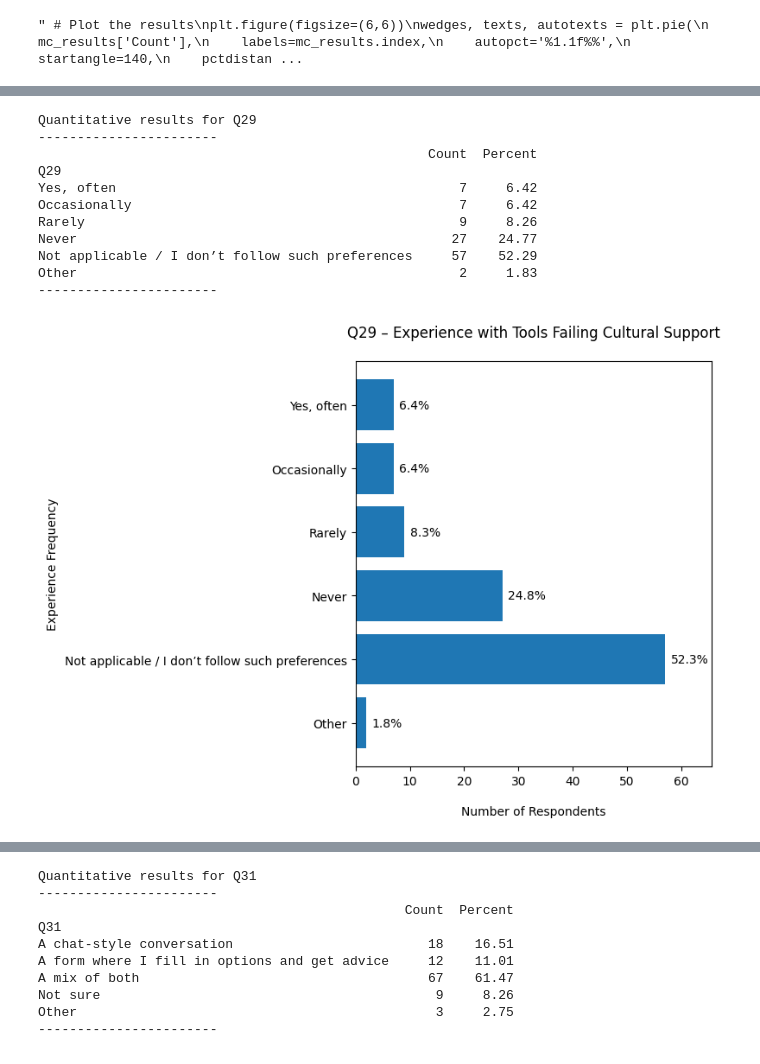
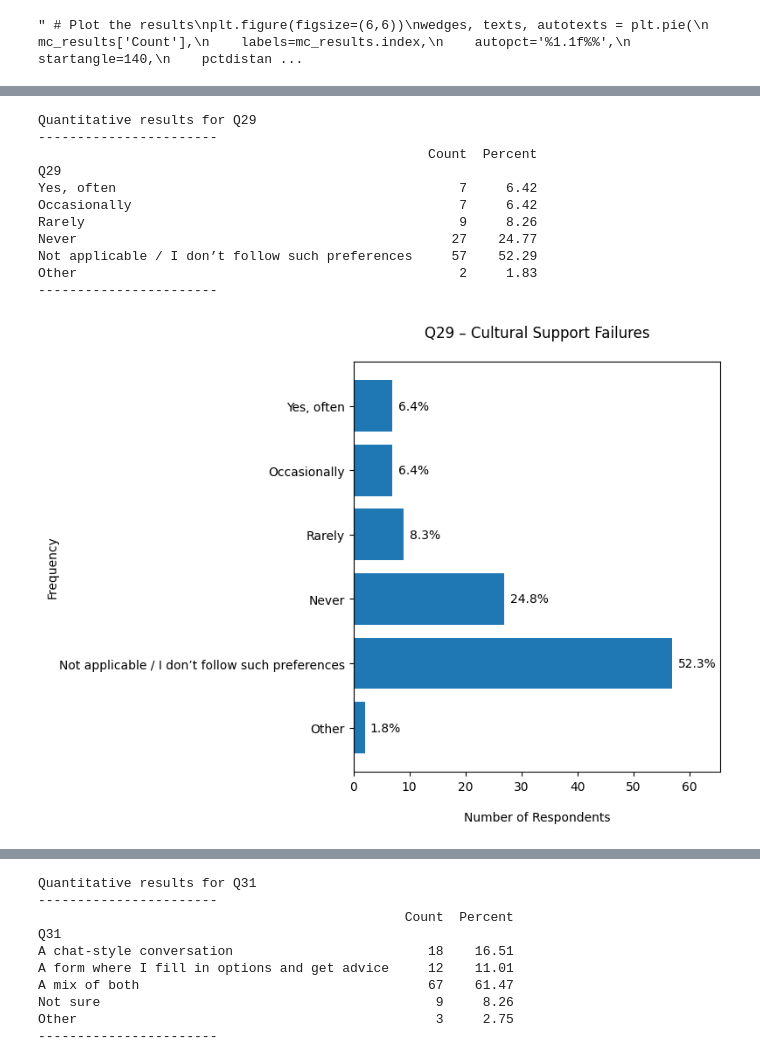
Before and after one commit to Oliveira-Lionel/thesis_results, a Jupyter notebook: results.ipynb, the cells around one changed output, grey strips where cells are left out. Cells and saved outputs as stored; diff of their text form; code cells hidden in the pictures.

```diff
--- a/results.ipynb
+++ b/results.ipynb
@@ -1078,12 +1081,14 @@ Percentage rating '4' or '5': 41.3%
 Percentage rating '1' or '2': 25.7%
 [figure]
 # %%
-# Q13 – Preferred Personalization Types (Checkboxes)
+# Q13 – Preferred Personalization (Checkboxes)
 # Cross-analysis count: 0
 
 qid = 'Q13'
 
-filtered, others, dummies = process_checkbox(qid, official_options_map[qid])
+filtered, others, dummies, df_updated = process_checkbox(qid, official_options_map[qid], join_to_df=True)
+
+df = df_updated
 
 cb_results = cb_block(filtered, others, dummies, qid)
 
@@ -1093,9 +1098,9 @@ cb_results_sorted = cb_results.sort_values(by='Count', ascending=True)
 # Plot the results
 plt.figure(figsize=(9,6))
 bars = plt.barh(cb_results_sorted.index, cb_results_sorted['Count'], color='#1f77b4')
-plt.title('Q13 – Preferred Personalization Types', pad=20)
+plt.title('Q13 – Preferred Personalization', pad=20)
 plt.xlabel('Number of Respondents', labelpad=15)
-plt.ylabel('Personalization Type', labelpad=5)
+plt.ylabel('Personalization', labelpad=5)
 max_count = cb_results_sorted['Count'].max()
 plt.xlim(0, max_count * 1.15)
 
@@ -1197,10 +1202,12 @@ Other         1     0.92
 # %%
-# Q16 – Preferred Real-time Features (Checkboxes)
+# Q16 – Real-Time Features in Recommendations (Checkboxes)
 # Cross-analysis count: 0
 
 qid = 'Q16'
 
-filtered, others, dummies = process_checkbox(qid, official_options_map[qid])
+filtered, others, dummies, df_updated = process_checkbox(qid, official_options_map[qid], join_to_df=True)
+
+df = df_updated
 
 cb_results = cb_block(filtered, others, dummies, qid)
 
@@ -1210,7 +1217,7 @@ cb_results_sorted = cb_results.sort_values(by='Count', ascending=True)
 # Plot the results
 plt.figure(figsize=(9,6))
 bars = plt.barh(cb_results_sorted.index, cb_results_sorted['Count'], color='#1f77b4')
-plt.title('Q16 – Preferred Real-time Features', pad=20)
+plt.title('Q16 – Real-Time Features in Recommendations', pad=20)
 plt.xlabel('Number of Respondents', labelpad=15)
 plt.ylabel('Feature', labelpad=5)
 max_count = cb_results_sorted['Count'].max()
@@ -1359,10 +1368,12 @@ Other         1     0.92
 # %%
-# Q20 – Features That Increase Trust (Checkboxes)
+# Q20 – Features That Increase Trust in LLM (Checkboxes)
 # Cross-analysis count: 0
 
 qid = 'Q20'
 
-filtered, others, dummies = process_checkbox(qid, official_options_map[qid])
+filtered, others, dummies, df_updated = process_checkbox(qid, official_options_map[qid], join_to_df=True)
+
+df = df_updated
 
 cb_results = cb_block(filtered, others, dummies, qid)
 
@@ -1372,7 +1383,7 @@ cb_results_sorted = cb_results.sort_values(by='Count', ascending=True)
 # Plot the results
 plt.figure(figsize=(10,6))
 bars = plt.barh(cb_results_sorted.index, cb_results_sorted['Count'], color='#1f77b4')
-plt.title('Q20 – Features That Increase Trust', pad=20)
+plt.title('Q20 – Features That Increase Trust in LLM', pad=20)
 plt.xlabel('Number of Respondents', labelpad=15)
 plt.ylabel('Feature', labelpad=0)
 max_count = cb_results_sorted['Count'].max()
@@ -1413,10 +1490,12 @@ cleaned_q21 = open_ended_block(qid)
 # %%
-# Q22 – Types of Personal Data to Share (Checkboxes)
+# Q22 – Personal Data Willing to Share (Checkboxes)
 # Cross-analysis count: 0
 
 qid = 'Q22'
 
-filtered, others, dummies = process_checkbox(qid, official_options_map[qid])
+filtered, others, dummies, df_updated = process_checkbox(qid, official_options_map[qid], join_to_df=True)
+
+df = df_updated
 
 cb_results = cb_block(filtered, others, dummies, qid)
 
@@ -1426,7 +1505,7 @@ cb_results_sorted = cb_results.sort_values(by='Count', ascending=True)
 # Plot the results
 plt.figure(figsize=(9,6))
 bars = plt.barh(cb_results_sorted.index, cb_results_sorted['Count'], color='#1f77b4')
-plt.title('Q22 – Types of Personal Data to Share', pad=20)
+plt.title('Q22 – Personal Data Willing to Share', pad=20)
 plt.xlabel('Number of Respondents', labelpad=15)
 plt.ylabel('Type of Data', labelpad=5)
 max_count = cb_results_sorted['Count'].max()
@@ -1696,5 +1772,5 @@ No      55    50.46
 # %%
-# Q29 – Experience with Tools Failing Cultural Support (Multiple Choice)
+# Q29 – Cultural Support Failures (Multiple Choice)
 # Cross-analysis count: 0
 
 qid = 'Q29'
@@ -1706,34 +1782,34 @@ mc_results = mc_block(filtered, others, qid)
 # Flip the responses
 mc_results_flipped = mc_results.iloc[::-1]
 
 # Plot the results
 plt.figure(figsize=(8,6))
 bars = plt.barh(mc_results_flipped.index, mc_results_flipped['Count'], color='#1f77b4')
-plt.title('Q29 – Experience with Tools Failing Cultural Support', pad=20)
+plt.title('Q29 – Cultural Support Failures', pad=20)
 plt.xlabel('Number of Respondents', labelpad=15)
-plt.ylabel('Experience Frequency', labelpad=5)
+plt.ylabel('Frequency', labelpad=0)
 max_count = mc_results_flipped['Count'].max()
 plt.xlim(0, max_count * 1.15)
 
 # Add values next to bars
 for bar, perc in zip(bars, mc_results_flipped['Percent']):
     width = bar.get_width()
     plt.text(width + 1, bar.get_y() + bar.get_height()/2,
              f"{perc:.1f}%", va='center')
 
 plt.tight_layout()
 plt.show()
 # %% [output]
 Quantitative results for Q29
 -----------------------
                                                   Count  Percent
 Q29
 Yes, often                                            7     6.42
 Occasionally                                          7     6.42
 Rarely                                                9     8.26
 Never                                                27    24.77
 Not applicable / I don’t follow such preferences     57    52.29
 Other                                                 2     1.83
 -----------------------
-[figure, old version]
+[figure, new version]
 # %%
```
Also changed, not shown: parts of 66 cells of this notebook.
